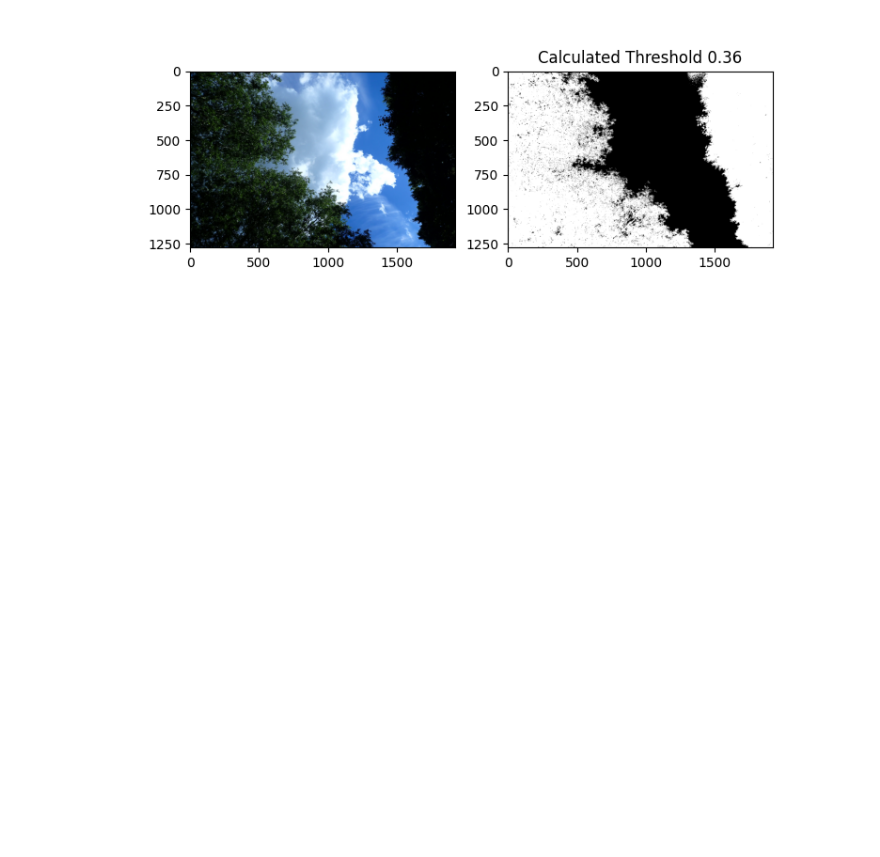
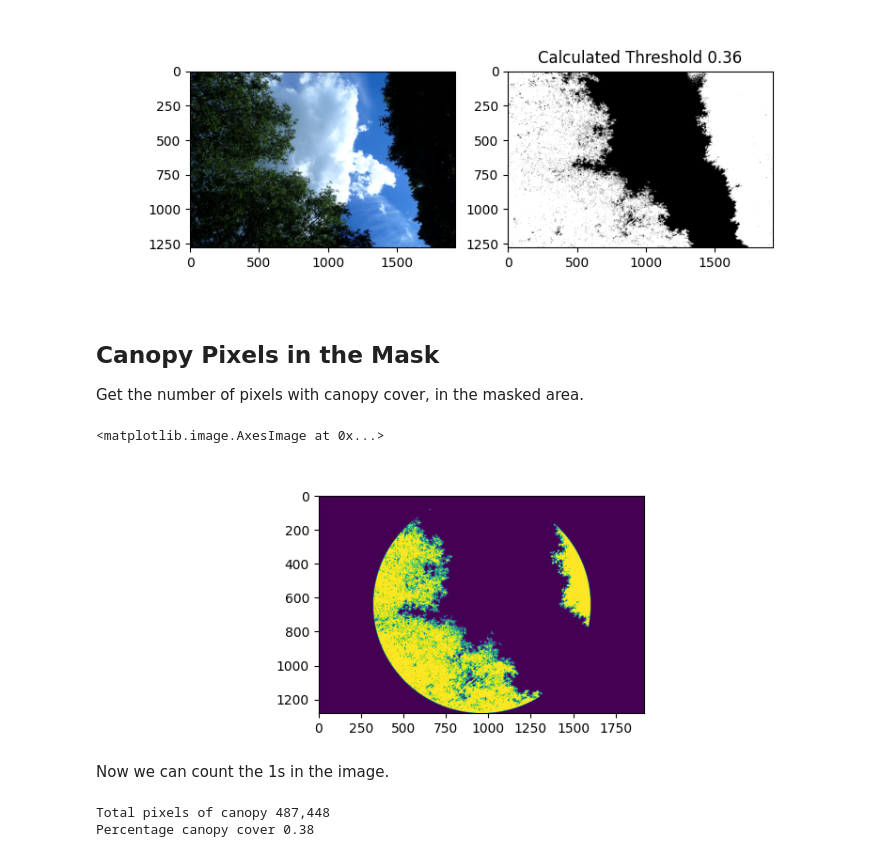
Before and after one commit to joejcollins/atlanta-shore, a Jupyter notebook: notebooks/canopy_cover.ipynb, the cells around one changed output. Drawn from its saved outputs; the diff is of its cells as text; code cells hidden in the pictures; blank space fills up the shorter version.

Commit message:
Notes on canopy cover

```diff
--- a/notebooks/canopy_cover.ipynb
+++ b/notebooks/canopy_cover.ipynb
@@ -123,3 +139,30 @@ axes[1].axis('on')
 pyplot.show()
 # %% [output]
 [figure]
+# %% [markdown]
+## Canopy Pixels in the Mask
+
+Get the number of pixels with canopy cover,
+in the masked area.
+# %%
+""""""
+MASKED_IMAGE = mask * BINARY_MASK
+
+figure, axes = pyplot.subplots(figsize=(8,3))
+axes.imshow(MASKED_IMAGE)
+# %% [output]
+<matplotlib.image.AxesImage at 0x...>
+[figure, added]
+# %% [markdown]
+Now we can count the 1s in the image.
+# %%
+"""Actually calculate the canopy cover."""
+CANOPY_PIXELS_IN_MASK = numpy.sum(MASKED_IMAGE)
+print(f"Total pixels of canopy {CANOPY_PIXELS_IN_MASK:,}")
+
+percentage_canopy_cover = CANOPY_PIXELS_IN_MASK/mask_pixels
+
+print(f"Percentage canopy cover {percentage_canopy_cover:.2f}")
+# %% [output]
+Total pixels of canopy 487,448
+Percentage canopy cover 0.38
```
Also changed, not shown: parts of 5 cells of this notebook.
